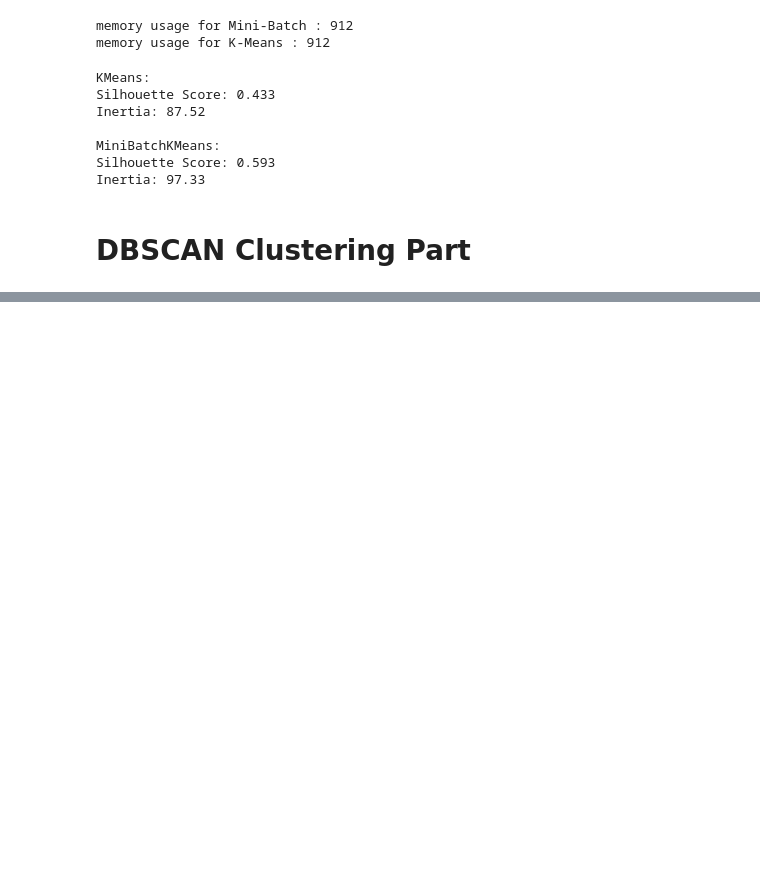
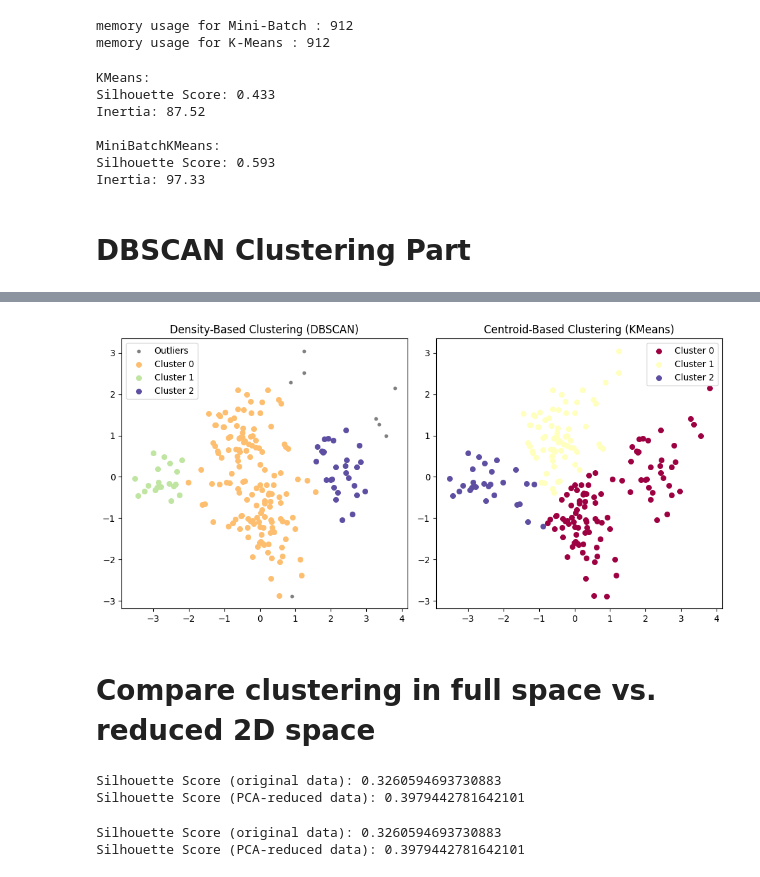
Before and after one commit to Naseem-Ananzeh/Ml2_Final_Project, a Jupyter notebook: MallcProject.ipynb, the cells around one changed output, grey strips where cells are left out. Drawn from its saved outputs; the diff is of its cells as text; code cells hidden in the pictures; blank space fills up the shorter version.

```diff
--- a/MallcProject.ipynb
+++ b/MallcProject.ipynb
@@ -650,0 +776,73 @@ plot_dbscan(dbscan, TSNE_Mall, size=100)
+# %%
+#Plot DBSCAN and compare to K-Means clusters
+
+dbscan=DBSCAN(eps=0.9,min_samples=20)
+db_labels=dbscan.fit_predict(x_pca_reduced)
+
+km_model=KMeans(n_clusters=3,random_state=42)
+km_labels=km_model.fit_predict(x_pca_reduced)
+
+plt.figure(figsize=(15,5))
+plt.subplot(131)
+
+db_unique=np.unique(db_labels)
+color_map_db=plt.cm.Spectral(np.linspace(0, 1, len(db_unique)))
+for group, shade in zip(db_unique, color_map_db):
+  mask = (db_labels == group)
+  if group == -1:
+        plt.scatter(x_pca_reduced[mask][:, 0], x_pca_reduced[mask][:, 1], color='gray', s=10, label='Outliers')
+  else:
+        plt.scatter(x_pca_reduced[mask][:, 0], x_pca_reduced[mask][:, 1], color=shade, s=30, label=f'Cluster {group}')
+
+plt.title('Density-Based Clustering (DBSCAN)')
+plt.legend()
+
+# KMeans results
+plt.subplot(132)
+km_unique = np.unique(km_labels)
+color_map_km = plt.cm.Spectral(np.linspace(0, 1, len(km_unique)))
+
+for group, shade in zip(km_unique, color_map_km):
+    plt.scatter(x_pca_reduced[km_labels == group][:, 0], x_pca_reduced[km_labels == group][:, 1], color=shade, s=30, label=f'Cluster {group}')
+
+plt.title('Centroid-Based Clustering (KMeans)')
+plt.legend()
+
+plt.tight_layout()
+plt.show()
+# %% [output]
+[figure, added]
+# %% [markdown]
+# **Compare clustering in full space vs. reduced 2D space**
+# %%
+#Compare Kmaeans in full space vs. reduced 2D space
+
+kmeans=KMeans(n_clusters=3,random_state=42)
+kmeans_full=kmeans.fit_predict(Mall_data)
+
+kmeans=KMeans(n_clusters=3,random_state=42)
+kmeans_reduc=kmeans.fit_predict(x_pca_reduced)
+kmeans_full_score=silhouette_score(Mall_data,kmeans_full)
+kmeans_reduc_score=silhouette_score(x_pca_reduced,kmeans_reduc)
+print(f"Silhouette Score (original data): {kmeans_full_score:}")
+print(f"Silhouette Score (PCA-reduced data): {kmeans_reduc_score:}")
+# %% [output]
+Silhouette Score (original data): 0.3260594693730883
+Silhouette Score (PCA-reduced data): 0.3979442781642101
+# %%
+#Compare Kmaeans++ in full space vs. reduced 2D space
+
+kmeans_plus=KMeans(n_clusters=3,init='k-means++',random_state=42)
+kmeans_plus_full=kmeans_plus.fit_predict(Mall_data)
+
+kmeans_plus_red=KMeans(n_clusters=3,init='k-means++',random_state=42)
+kmeans_plus_reduc=kmeans_plus_red.fit_predict(x_pca_reduced)
+
+
+kmeans_plus_full_score=silhouette_score(Mall_data,kmeans_plus_full)
+kmeans_plus_reduc_score=silhouette_score(x_pca_reduced,kmeans_plus_reduc)
+print(f"Silhouette Score (original data): {kmeans_plus_full_score:}")
+print(f"Silhouette Score (PCA-reduced data): {kmeans_plus_reduc_score:}")
+# %% [output]
+Silhouette Score (original data): 0.3260594693730883
+Silhouette Score (PCA-reduced data): 0.3979442781642101
```
Also changed, not shown: parts of 15 cells of this notebook.
